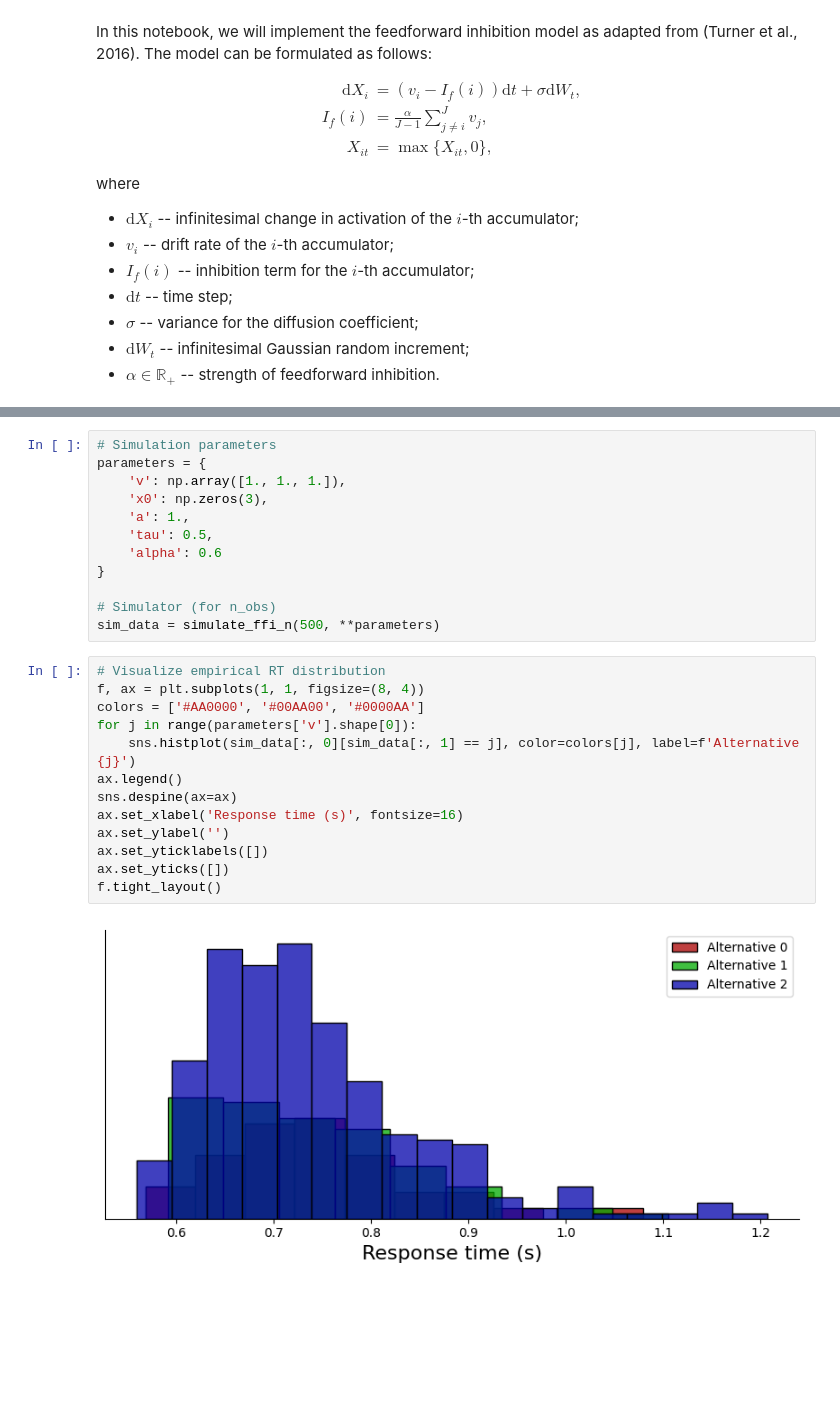
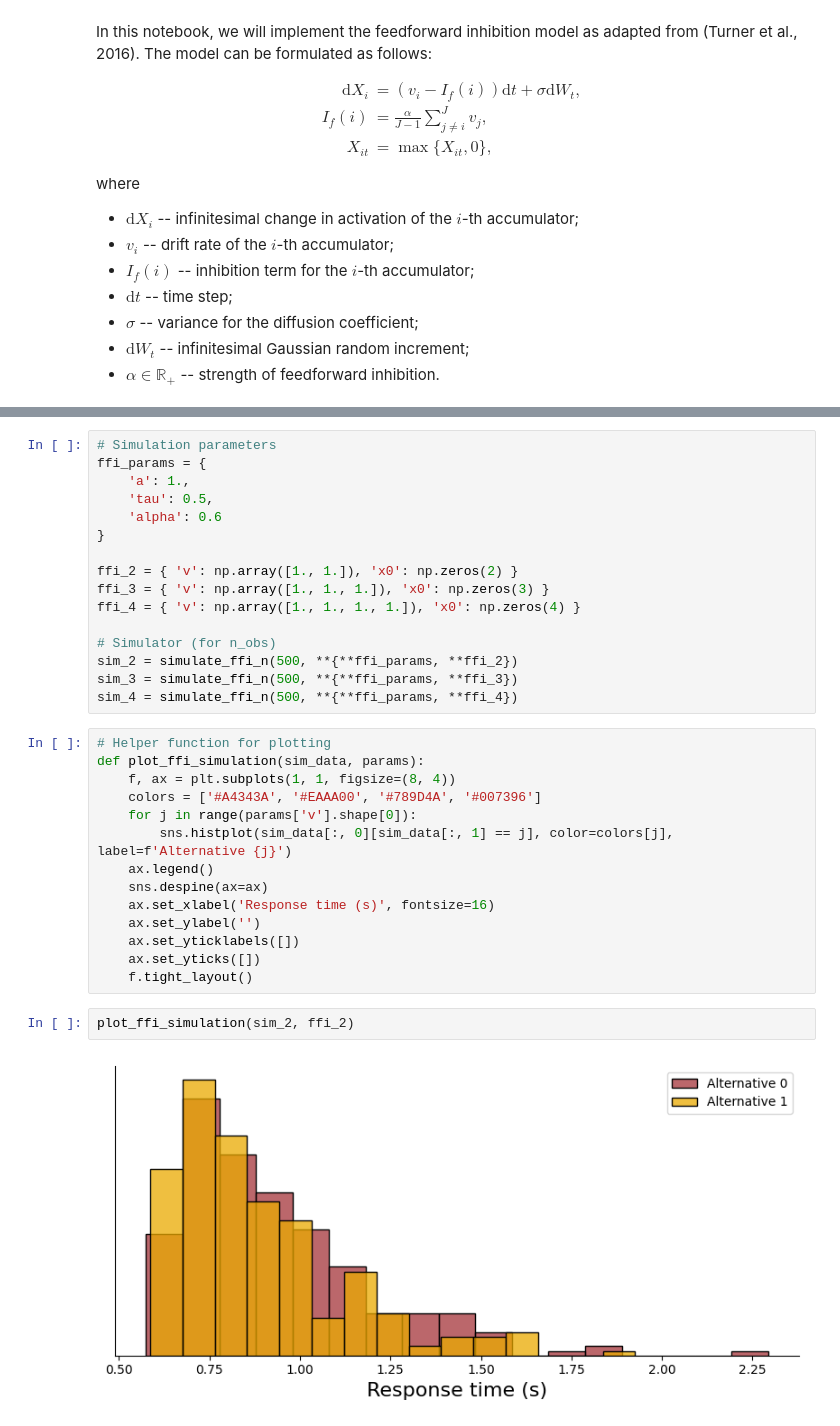
Before and after one commit to jerrymhuang/DreamDrone, a Jupyter notebook: CM02/FFI_Model.ipynb, the cells around one changed output, grey strips where cells are left out. Saved outputs shown, nothing was run; the diff lists cells and outputs as text; blank space fills up the shorter version.

```diff
--- a/CM02/FFI_Model.ipynb
+++ b/CM02/FFI_Model.ipynb
@@ -85,30 +103,37 @@ def simulate_ffi_n(num_sims, **kwargs):
     for n in range(num_sims):
         data[n, :] = simulate_ffi(**kwargs)
     return data
-# %%
-# Simulation parameters
-parameters = {
-    'v': np.array([1., 1., 1.]),
-    'x0': np.zeros(3),
-    'a': 1.,
-    'tau': 0.5,
-    'alpha': 0.6
-}
-
-# Simulator (for n_obs)
-sim_data = simulate_ffi_n(500, **parameters)
+# %%
+# Simulation parameters
+ffi_params = {
+    'a': 1.,
+    'tau': 0.5,
+    'alpha': 0.6
+}
+
+ffi_2 = { 'v': np.array([1., 1.]), 'x0': np.zeros(2) }
+ffi_3 = { 'v': np.array([1., 1., 1.]), 'x0': np.zeros(3) }
+ffi_4 = { 'v': np.array([1., 1., 1., 1.]), 'x0': np.zeros(4) }
+
+# Simulator (for n_obs)
+sim_2 = simulate_ffi_n(500, **{**ffi_params, **ffi_2})
+sim_3 = simulate_ffi_n(500, **{**ffi_params, **ffi_3})
+sim_4 = simulate_ffi_n(500, **{**ffi_params, **ffi_4})
 # %%
-# Visualize empirical RT distribution
-f, ax = plt.subplots(1, 1, figsize=(8, 4))
-colors = ['#AA0000', '#00AA00', '#0000AA']
-for j in range(parameters['v'].shape[0]):
-    sns.histplot(sim_data[:, 0][sim_data[:, 1] == j], color=colors[j], label=f'Alternative {j}')
-ax.legend()
-sns.despine(ax=ax)
-ax.set_xlabel('Response time (s)', fontsize=16)
-ax.set_ylabel('')
-ax.set_yticklabels([])
-ax.set_yticks([])
-f.tight_layout()
+# Helper function for plotting
+def plot_ffi_simulation(sim_data, params):
+    f, ax = plt.subplots(1, 1, figsize=(8, 4))
+    colors = ['#A4343A', '#EAAA00', '#789D4A', '#007396']
+    for j in range(params['v'].shape[0]):
+        sns.histplot(sim_data[:, 0][sim_data[:, 1] == j], color=colors[j], label=f'Alternative {j}')
+    ax.legend()
+    sns.despine(ax=ax)
+    ax.set_xlabel('Response time (s)', fontsize=16)
+    ax.set_ylabel('')
+    ax.set_yticklabels([])
+    ax.set_yticks([])
+    f.tight_layout()
-# %% [output]
-[figure, removed]
+# %%
+plot_ffi_simulation(sim_2, ffi_2)
+# %% [output]
+[figure, added]
```
Also changed, not shown: parts of 3 cells of this notebook, 2 other files.
